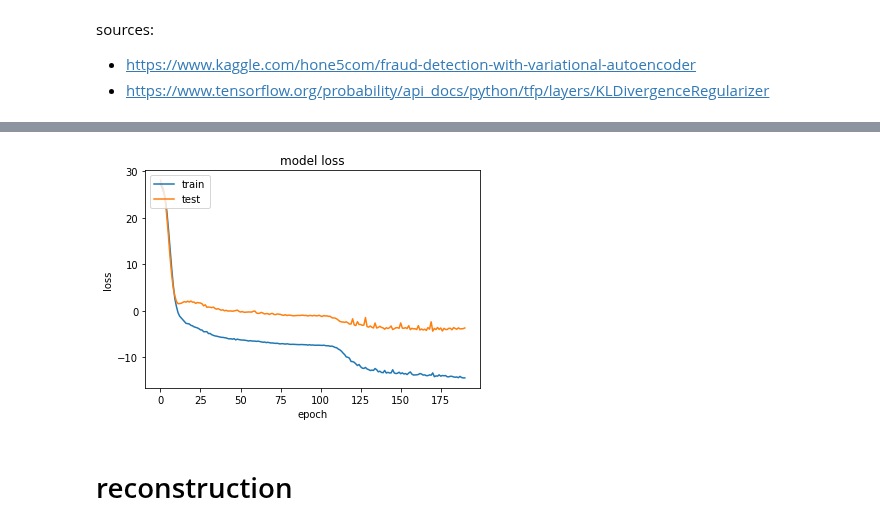
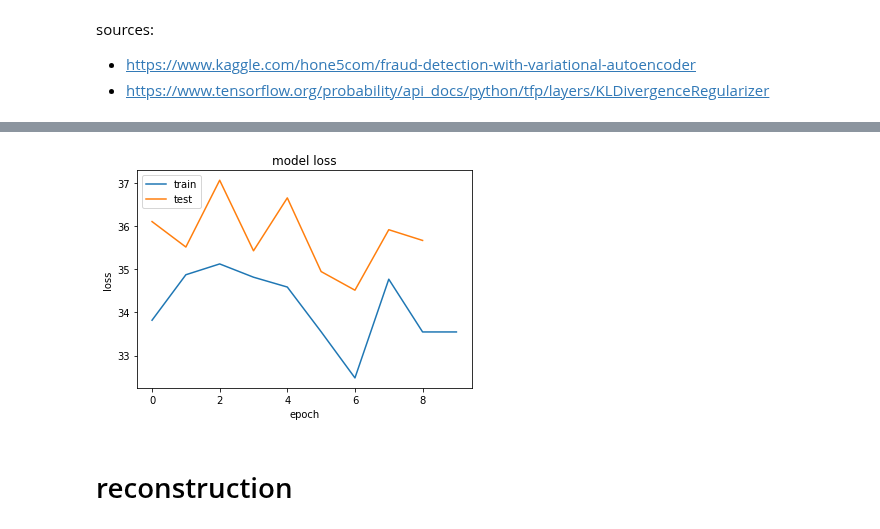
Before and after one commit to samuelsmal/drosophVAE, a Jupyter notebook: vae_v2.ipynb, the cells around one changed output, grey strips where cells are left out. Saved outputs shown, nothing was run; the diff lists cells and outputs as text; code cells hidden in the pictures.

```diff
--- a/vae_v2.ipynb
+++ b/vae_v2.ipynb
@@ -164,17 +195,23 @@ max_epochs = 1000
 # prior = tfd.Independent(tfd.Normal(loc=tf.zeros(latent_dim), scale=1),
 #                         reinterpreted_batch_ndims=1)
 
-prior = MultivariateNormalDiag(loc=tf.zeros([latent_dim]),
-                               scale_identity_multiplier=1.0)
+#prior = tfd.MultivariateNormalDiag(loc=tf.zeros(latent_dim))
+prior = tfd.Independent(tfd.Normal(loc=tf.zeros(latent_dim), scale=1),
 
+reinterpreted_batch_ndims=1)
 encoder = tfk.Sequential([
     tfkl.InputLayer(input_shape=input_shape, name='encoder_input'),
     dense_layers(dense_layer_dims),
     tfkl.Dense(tfpl.MultivariateNormalTriL.params_size(latent_dim), activation=None),
-    tfpl.MultivariateNormalTriL(latent_dim, activity_regularizer=tfpl.KLDivergenceRegularizer(prior)),
+    tfpl.MultivariateNormalTriL(latent_dim, activity_regularizer=tfpl.KLDivergenceRegularizer(prior, weight=1.0)),
 ], name='encoder')
 
-encoder.summary()
+#            activity_regularizer=tfpl.KLDivergenceRegularizer(
+#           tfd.MultivariateNormalDiag(loc=tf.zeros(encoded_size)),
+#           weight=num_train_samples)),
+
+
+print(encoder.summary())
 #plot_model(encoder, to_file='vae_mlp_encoder.png', show_shapes=True)
 
 decoder = tfk.Sequential([
@@ -184,20 +221,20 @@ decoder = tfk.Sequential([
     tfpl.IndependentNormal(original_dim),
 ], name='decoder')
 
-decoder.summary()
+print(decoder.summary())
 #plot_model(decoder, to_file='vae_mlp_decoder.png', show_shapes=True)
 
+# Taking only the mean of the VAE `outputs[0]`
 vae = tfk.Model(inputs=encoder.inputs,
                 outputs=decoder(encoder.outputs[0]),
                 name='vae_mlp')
 
-negloglik = lambda x, rv_x: -rv_x.log_prob(x)
+negative_log_likelihood = lambda x, rv_x: -rv_x.log_prob(x)
 
-vae.compile(optimizer=tf.keras.optimizers.Nadam(),
-            loss=negloglik)
+vae.compile(optimizer=tf.optimizers.Adam(learning_rate=1e-3), loss=negative_log_likelihood)
 
 vae.summary()
-plot_model(vae,
-           to_file='vae_mlp.png',
-           show_shapes=True)
+#plot_model(vae,
+#           to_file='vae_mlp.png',
+#           show_shapes=True)
 # %% [output]
@@ -222,7 +243,14 @@ Failed to import pydot. You must install pydot and graphviz for `pydotprint` to
 tf_train = tf.data.Dataset.from_tensor_slices((data_train, data_train)).batch(batch_size).prefetch(tf.data.experimental.AUTOTUNE).shuffle(int(10e4))
 tf_val = tf.data.Dataset.from_tensor_slices((data_test, data_test)).batch(batch_size).prefetch(tf.data.experimental.AUTOTUNE).shuffle(int(10e4))
 # %%
-checkpointer = ModelCheckpoint(filepath=f"{config.__DATA_ROOT__}/experimental/model_checkpoints/vae_v2-0.1.0-mdl.h5", verbose=0, save_best_only=True)
+from pathlib import Path
+from datetime import datetime
+file_path_model_checkpoint = f"{config.__DATA_ROOT__}/neural_clustering_data/experimental/model_checkpoints/vae_v2-0.1.0_{datetime.now():%Y-%m-%d_%H-%M-%S%z}.h5"
+#Path(file_path_model_checkpoint).parent.mkdir(parents=True, exist_ok=True)
+
+checkpointer = ModelCheckpoint(filepath=file_path_model_checkpoint,
+                               verbose=0,
+                               save_best_only=True)
 earlystopper = EarlyStopping(monitor='val_loss', mode='min', min_delta=0.005, patience=20, verbose=0, restore_best_weights=True)
 
 hist = vae.fit(tf_train,
@@ -230,7 +258,9 @@ hist = vae.fit(tf_train,
                shuffle=True,
                verbose=0,
                validation_data=tf_val,
-               callbacks=[checkpointer, earlystopper])
+               steps_per_epoch=1,
+               validation_steps=1,
+               callbacks=[earlystopper])
 
 
 plot_loss(hist)
@@ -238,4 +281,4 @@ plot_loss(hist)
-[figure, old version]
+[figure, new version]
 # %% [markdown]
 # reconstruction
 # %%
```
Also changed, not shown: parts of 14 cells of this notebook, 1 other file.
